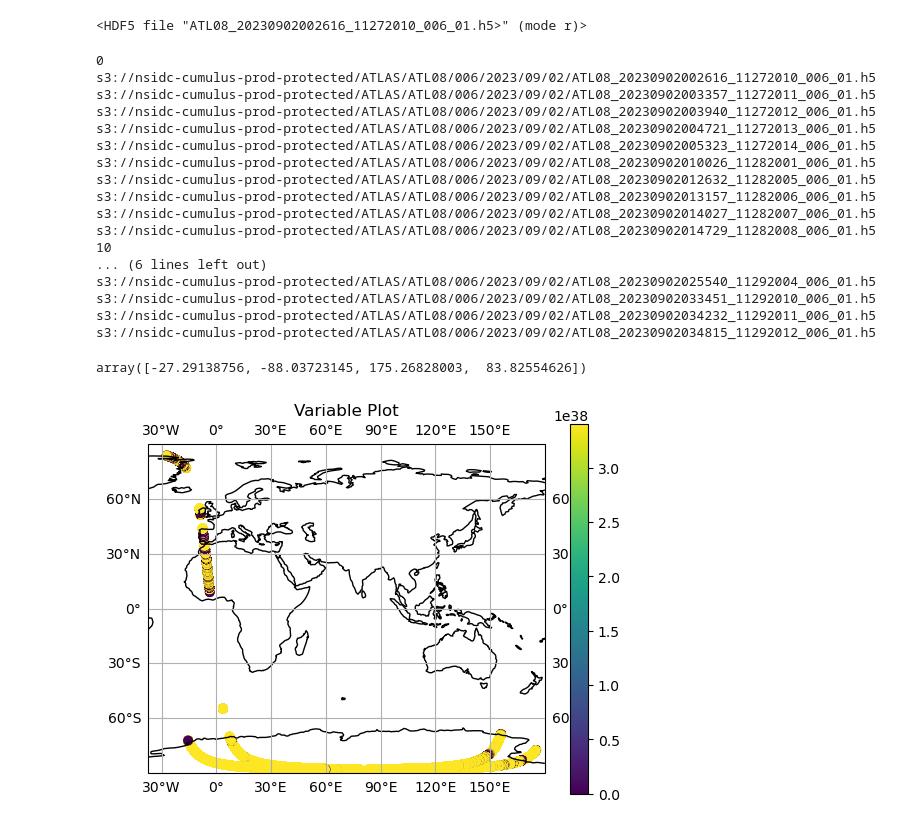
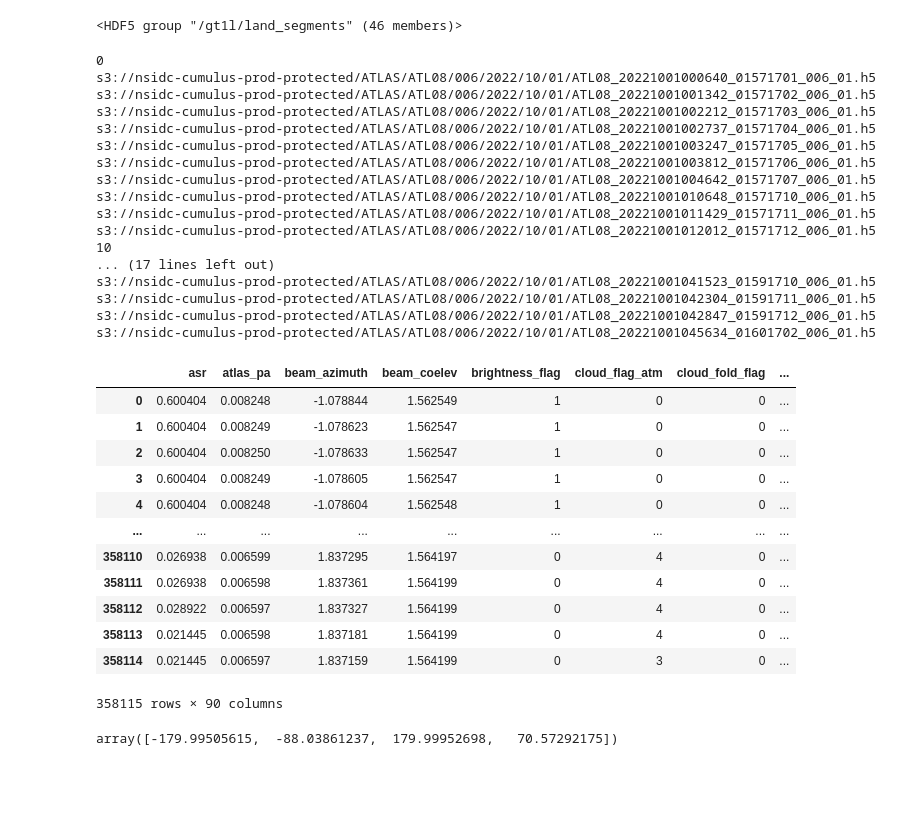
Before and after one commit to developmentseed/icesat-parquet, a Jupyter notebook: atl08_earthaccess.ipynb, the cells around one changed output. Drawn from its saved outputs; the diff is of its cells as text; code cells hidden in the pictures; blank space fills up the shorter version.

Commit message:
Write groups as row groups to a single file.

```diff
--- a/atl08_earthaccess.ipynb
+++ b/atl08_earthaccess.ipynb
@@ -286,8 +300,7 @@ s3 = fsspec.filesystem('s3')
 # %%
 f = s3.open(results[0].data_links(access="direct")[0], 'rb')
 file = h5py.File(f)
-file
 # %% [output]
-<HDF5 file "ATL08_20230902002616_11272010_006_01.h5>" (mode r)>
+<HDF5 group "/gt1l/land_segments" (46 members)>
 # %%
 template_schema = create_pyarrow_schema(file, geo_metadata)
@@ -297,46 +309,45 @@ results_subset = sorted_results[0:20]
 # %%
-write_results_by_group(results_subset, 10, s3, template_schema, geo_metadata)
+partition = f"atl08_parquet/{year_month}"
+os.makedirs(partition, exist_ok=True)
+file_name = f"{partition}/{week}.parquet"
+write_results_by_group(results_subset, 10, s3, template_schema, geo_metadata, file_name)
 # %% [output]
 0
-s3://nsidc-cumulus-prod-protected/ATLAS/ATL08/006/2023/09/02/ATL08_20230902002616_11272010_006_01.h5
-s3://nsidc-cumulus-prod-protected/ATLAS/ATL08/006/2023/09/02/ATL08_20230902003357_11272011_006_01.h5
-s3://nsidc-cumulus-prod-protected/ATLAS/ATL08/006/2023/09/02/ATL08_20230902003940_11272012_006_01.h5
-s3://nsidc-cumulus-prod-protected/ATLAS/ATL08/006/2023/09/02/ATL08_20230902004721_11272013_006_01.h5
-s3://nsidc-cumulus-prod-protected/ATLAS/ATL08/006/2023/09/02/ATL08_20230902005323_11272014_006_01.h5
-s3://nsidc-cumulus-prod-protected/ATLAS/ATL08/006/2023/09/02/ATL08_20230902010026_11282001_006_01.h5
-s3://nsidc-cumulus-prod-protected/ATLAS/ATL08/006/2023/09/02/ATL08_20230902012632_11282005_006_01.h5
-s3://nsidc-cumulus-prod-protected/ATLAS/ATL08/006/2023/09/02/ATL08_20230902013157_11282006_006_01.h5
-s3://nsidc-cumulus-prod-protected/ATLAS/ATL08/006/2023/09/02/ATL08_20230902014027_11282007_006_01.h5
-s3://nsidc-cumulus-prod-protected/ATLAS/ATL08/006/2023/09/02/ATL08_20230902014729_11282008_006_01.h5
+s3://nsidc-cumulus-prod-protected/ATLAS/ATL08/006/2022/10/01/ATL08_20221001000640_01571701_006_01.h5
+s3://nsidc-cumulus-prod-protected/ATLAS/ATL08/006/2022/10/01/ATL08_20221001001342_01571702_006_01.h5
+s3://nsidc-cumulus-prod-protected/ATLAS/ATL08/006/2022/10/01/ATL08_20221001002212_01571703_006_01.h5
+s3://nsidc-cumulus-prod-protected/ATLAS/ATL08/006/2022/10/01/ATL08_20221001002737_01571704_006_01.h5
+s3://nsidc-cumulus-prod-protected/ATLAS/ATL08/006/2022/10/01/ATL08_20221001003247_01571705_006_01.h5
+s3://nsidc-cumulus-prod-protected/ATLAS/ATL08/006/2022/10/01/ATL08_20221001003812_01571706_006_01.h5
+s3://nsidc-cumulus-prod-protected/ATLAS/ATL08/006/2022/10/01/ATL08_20221001004642_01571707_006_01.h5
+s3://nsidc-cumulus-prod-protected/ATLAS/ATL08/006/2022/10/01/ATL08_20221001010648_01571710_006_01.h5
+s3://nsidc-cumulus-prod-protected/ATLAS/ATL08/006/2022/10/01/ATL08_20221001011429_01571711_006_01.h5
+s3://nsidc-cumulus-prod-protected/ATLAS/ATL08/006/2022/10/01/ATL08_20221001012012_01571712_006_01.h5
 10
-... (6 lines left out)
-s3://nsidc-cumulus-prod-protected/ATLAS/ATL08/006/2023/09/02/ATL08_20230902025540_11292004_006_01.h5
-s3://nsidc-cumulus-prod-protected/ATLAS/ATL08/006/2023/09/02/ATL08_20230902033451_11292010_006_01.h5
-s3://nsidc-cumulus-prod-protected/ATLAS/ATL08/006/2023/09/02/ATL08_20230902034232_11292011_006_01.h5
-s3://nsidc-cumulus-prod-protected/ATLAS/ATL08/006/2023/09/02/ATL08_20230902034815_11292012_006_01.h5
+... (17 lines left out)
+s3://nsidc-cumulus-prod-protected/ATLAS/ATL08/006/2022/10/01/ATL08_20221001041523_01591710_006_01.h5
+s3://nsidc-cumulus-prod-protected/ATLAS/ATL08/006/2022/10/01/ATL08_20221001042304_01591711_006_01.h5
+s3://nsidc-cumulus-prod-protected/ATLAS/ATL08/006/2022/10/01/ATL08_20221001042847_01591712_006_01.h5
+s3://nsidc-cumulus-prod-protected/ATLAS/ATL08/006/2022/10/01/ATL08_20221001045634_01601702_006_01.h5
 # %%
-gdf = gpd.read_parquet('output.parquet_10')
-gdf.total_bounds
+gdf = gpd.read_parquet('atl08_parquet')
+gdf
 # %% [output]
+|  | asr | atlas_pa | beam_azimuth | beam_coelev | brightness_flag | cloud_flag_atm | cloud_fold_flag | ... |
+| 0 | 0.600404 | 0.008248 | -1.078844 | 1.562549 | 1 | 0 | 0 | ... |
+| 1 | 0.600404 | 0.008249 | -1.078623 | 1.562547 | 1 | 0 | 0 | ... |
+| 2 | 0.600404 | 0.008250 | -1.078633 | 1.562547 | 1 | 0 | 0 | ... |
+| 3 | 0.600404 | 0.008249 | -1.078605 | 1.562547 | 1 | 0 | 0 | ... |
+| 4 | 0.600404 | 0.008248 | -1.078604 | 1.562548 | 1 | 0 | 0 | ... |
+| ... | ... | ... | ... | ... | ... | ... | ... | ... |
+| 358110 | 0.026938 | 0.006599 | 1.837295 | 1.564197 | 0 | 4 | 0 | ... |
+| 358111 | 0.026938 | 0.006598 | 1.837361 | 1.564199 | 0 | 4 | 0 | ... |
+| 358112 | 0.028922 | 0.006597 | 1.837327 | 1.564199 | 0 | 4 | 0 | ... |
+| 358113 | 0.021445 | 0.006598 | 1.837181 | 1.564199 | 0 | 4 | 0 | ... |
+| 358114 | 0.021445 | 0.006597 | 1.837159 | 1.564199 | 0 | 3 | 0 | ... |
-array([-27.29138756, -88.03723145, 175.26828003,  83.82554626])
+358115 rows × 90 columns
 # %%
-gdf = gpd.read_parquet('output.parquet_0')
+gdf = gpd.read_parquet('atl08_parquet/year=2023/month=9/output.parquet_0')
 gdf.total_bounds
+# %% [output]
+array([-179.99505615,  -88.03861237,  179.99952698,   70.57292175])
-# %%
-import matplotlib.pyplot as plt
-import matplotlib
-import cartopy.crs as ccrs
-
-crs = ccrs.PlateCarree()
-fig, ax = plt.subplots(subplot_kw=dict(projection=crs))
-gdf.plot(column='h_canopy', ax=ax, legend=True, cmap='viridis')
-ax.set_title('Variable Plot')
-
-# Add coastlines and gridlines
-ax.coastlines()
-ax.gridlines(draw_labels=True)
-
-# Show plot
-plt.show()
-# %% [output]
-[figure, removed]
```
Also changed, not shown: parts of 12 cells of this notebook.
